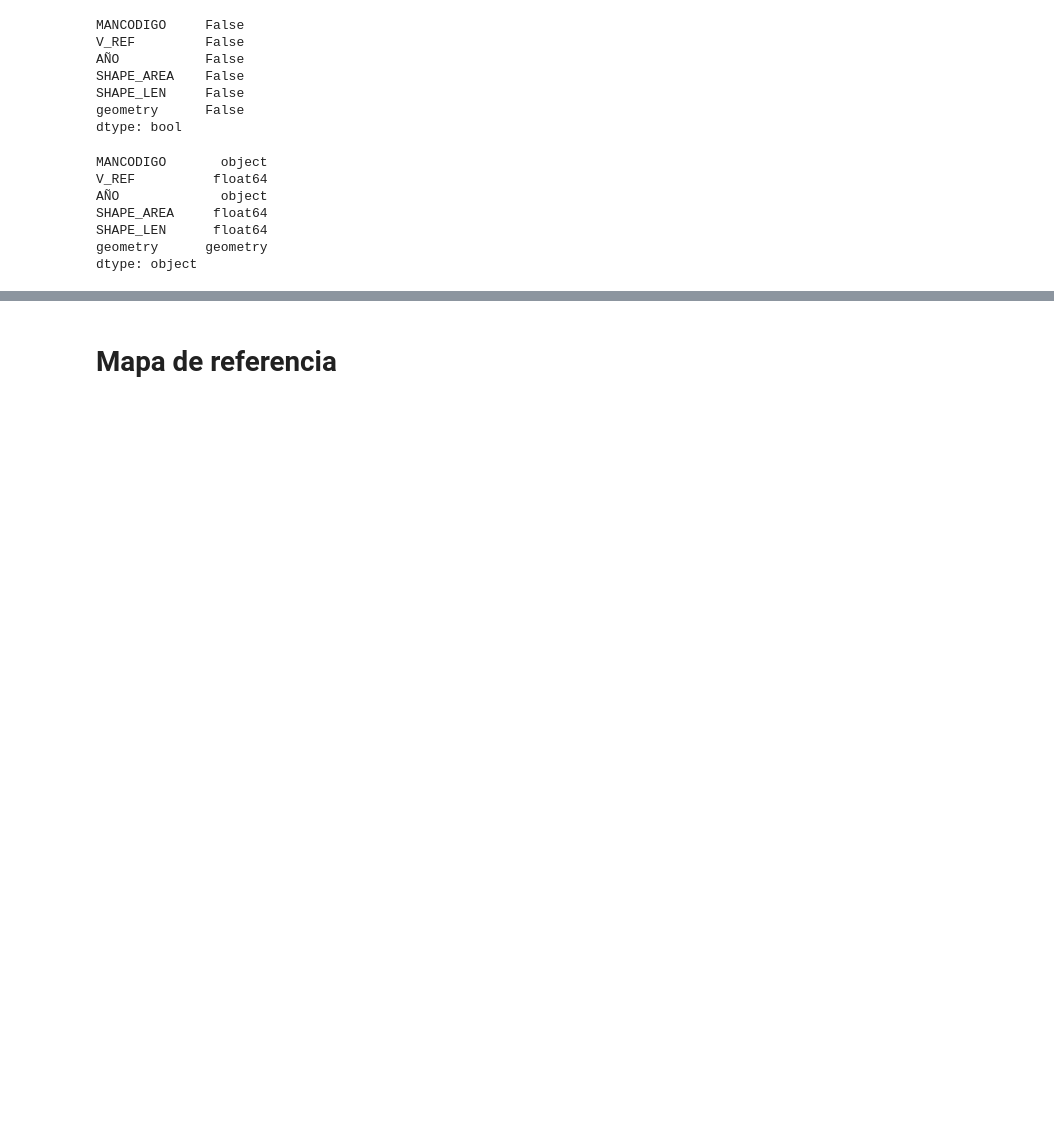
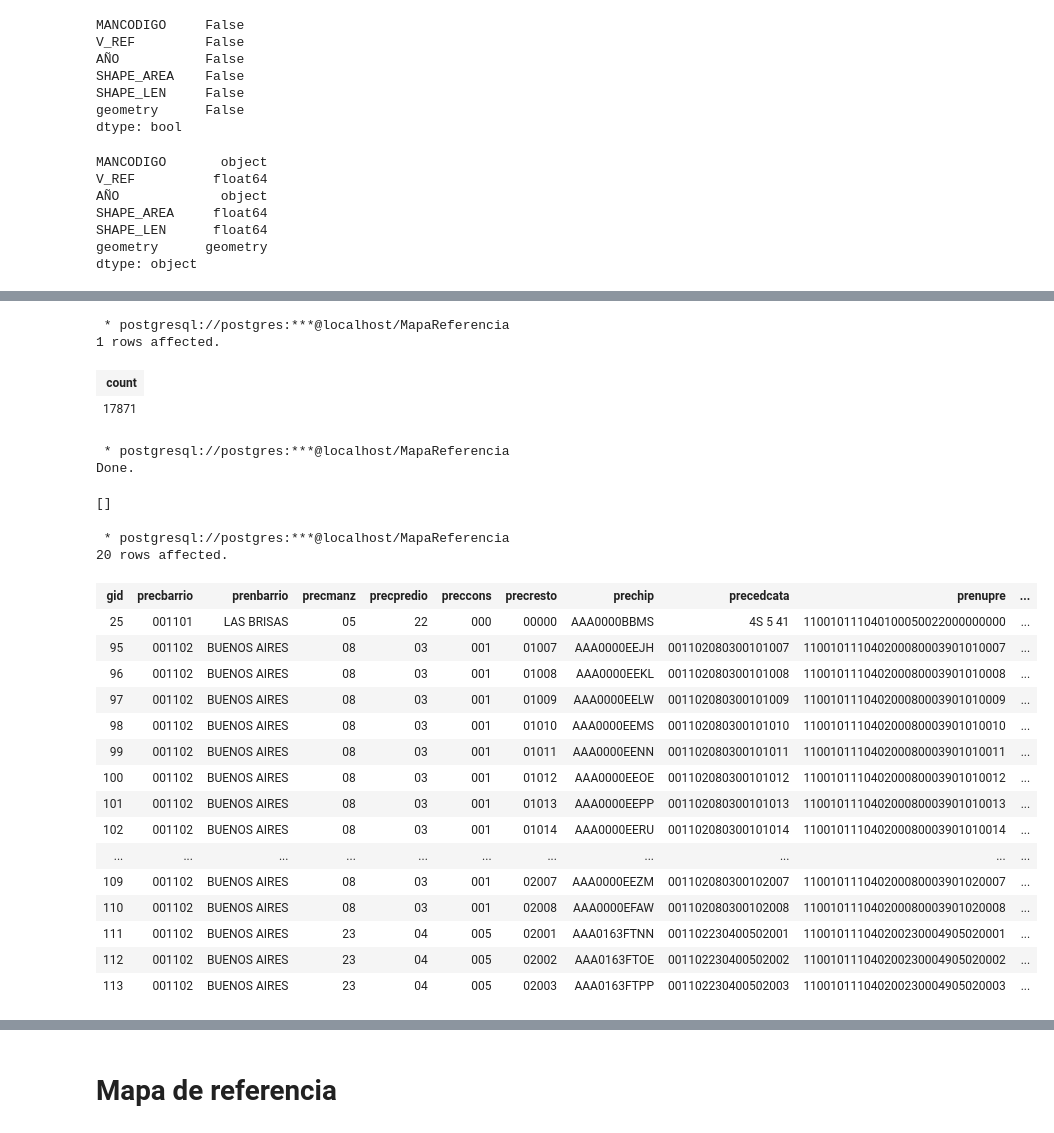
Before and after one commit to rcamilo1526/DS4A_53, a Jupyter notebook: project/EDA-AEDE/Review_data.ipynb, the cells around one changed output, grey strips where cells are left out. Cells and saved outputs as stored; diff of their text form; code cells hidden in the pictures; blank space fills up the shorter version.

Commit message:
EDA, Data Process , DBI and front end in streamlit

```diff
--- a/project/EDA-AEDE/Review_data.ipynb
+++ b/project/EDA-AEDE/Review_data.ipynb
@@ -11,4 +11,6 @@ import folium
 import branca
 import psycopg2
 import sqlalchemy
+import re
 %matplotlib inline
+pd.set_option('display.max_columns', 500)
@@ -168,0 +387,40 @@ dtype: object
+# %%
+%%sql
+SELECT COUNT(DISTINCT(prechip)) FROM data.predios_ofertas
+;
+# %% [output]
+ * postgresql://postgres:***@localhost/MapaReferencia
+1 rows affected.
+| count |
+| 17871 |
+# %%
+%%sql
+CREATE VIEW data.lotes_ofertas_predios as(
+SELECT * FROM area_catastral.predio
+WHERE barmanpre IN(SELECT lote_codigo FROM DATA.lotes_ofertas));
+# %% [output]
+ * postgresql://postgres:***@localhost/MapaReferencia
+Done.
+[]
+# %%
+%%sql
+SELECT * FROM data.lotes_ofertas_predios LIMIT 20;
+# %% [output]
+ * postgresql://postgres:***@localhost/MapaReferencia
+20 rows affected.
+| gid | precbarrio | prenbarrio | precmanz | precpredio | preccons | precresto | prechip | precedcata | prenupre | ... |
+| 25 | 001101 | LAS BRISAS | 05 | 22 | 000 | 00000 | AAA0000BBMS | 4S 5 41 | 110010111040100050022000000000 | ... |
+| 95 | 001102 | BUENOS AIRES | 08 | 03 | 001 | 01007 | AAA0000EEJH | 001102080300101007 | 110010111040200080003901010007 | ... |
+| 96 | 001102 | BUENOS AIRES | 08 | 03 | 001 | 01008 | AAA0000EEKL | 001102080300101008 | 110010111040200080003901010008 | ... |
+| 97 | 001102 | BUENOS AIRES | 08 | 03 | 001 | 01009 | AAA0000EELW | 001102080300101009 | 110010111040200080003901010009 | ... |
+| 98 | 001102 | BUENOS AIRES | 08 | 03 | 001 | 01010 | AAA0000EEMS | 001102080300101010 | 110010111040200080003901010010 | ... |
+| 99 | 001102 | BUENOS AIRES | 08 | 03 | 001 | 01011 | AAA0000EENN | 001102080300101011 | 110010111040200080003901010011 | ... |
+| 100 | 001102 | BUENOS AIRES | 08 | 03 | 001 | 01012 | AAA0000EEOE | 001102080300101012 | 110010111040200080003901010012 | ... |
+| 101 | 001102 | BUENOS AIRES | 08 | 03 | 001 | 01013 | AAA0000EEPP | 001102080300101013 | 110010111040200080003901010013 | ... |
+| 102 | 001102 | BUENOS AIRES | 08 | 03 | 001 | 01014 | AAA0000EERU | 001102080300101014 | 110010111040200080003901010014 | ... |
+| ... | ... | ... | ... | ... | ... | ... | ... | ... | ... | ... |
+| 109 | 001102 | BUENOS AIRES | 08 | 03 | 001 | 02007 | AAA0000EEZM | 001102080300102007 | 110010111040200080003901020007 | ... |
+| 110 | 001102 | BUENOS AIRES | 08 | 03 | 001 | 02008 | AAA0000EFAW | 001102080300102008 | 110010111040200080003901020008 | ... |
+| 111 | 001102 | BUENOS AIRES | 23 | 04 | 005 | 02001 | AAA0163FTNN | 001102230400502001 | 110010111040200230004905020001 | ... |
+| 112 | 001102 | BUENOS AIRES | 23 | 04 | 005 | 02002 | AAA0163FTOE | 001102230400502002 | 110010111040200230004905020002 | ... |
+| 113 | 001102 | BUENOS AIRES | 23 | 04 | 005 | 02003 | AAA0163FTPP | 001102230400502003 | 110010111040200230004905020003 | ... |
```
Also changed, not shown: parts of 120 cells of this notebook, 10 other files.
